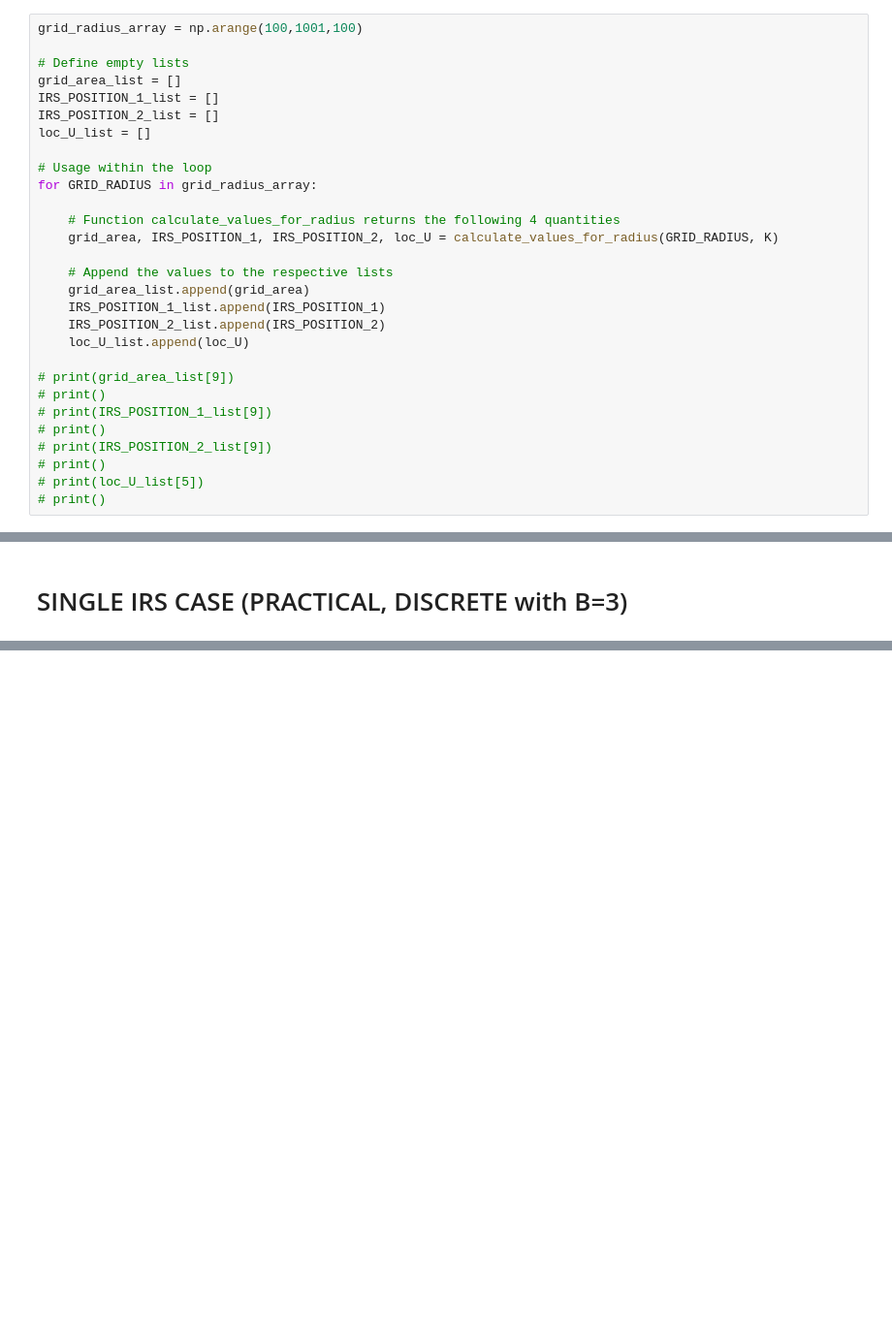
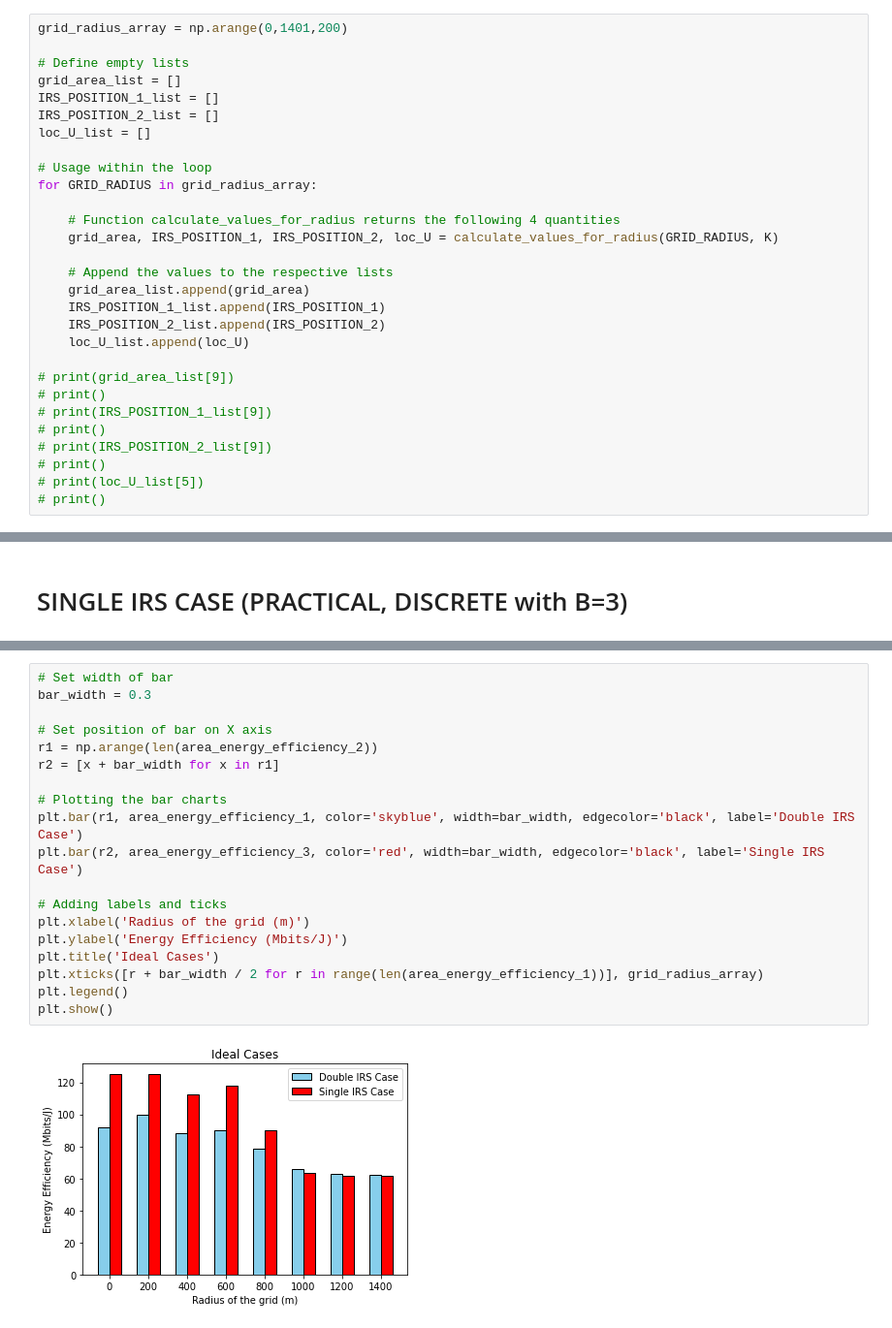
Before and after one commit to TariqUmar/SISO_Network_Implementation, a Jupyter notebook: AEE_radius_hist_plots.ipynb, the cells around one changed output, grey strips where cells are left out. Shown at 97% size. Saved outputs shown, nothing was run; the diff lists cells and outputs as text; blank space fills up the shorter version.

```diff
--- a/AEE_radius_hist_plots.ipynb
+++ b/AEE_radius_hist_plots.ipynb
@@ -149,7 +149,7 @@ h_rk2_ns_values = [h_rk2_3d[s][:, :Ns] for s in range(NUM_SIMULATIONS)]  # Shape
 h_rk1_h_ns_values = [h_rk1_h_3d[s][:, :Ns] for s in range(NUM_SIMULATIONS)]  # Shape: (NUM_SIMULATIONS, K, Ns)
 h_rk2_h_ns_values = [h_rk2_h_3d[s][:, :Ns] for s in range(NUM_SIMULATIONS)]  # Shape: (NUM_SIMULATIONS, K, Ns)
 # %%
-grid_radius_array = np.arange(100,1001,100)
+grid_radius_array = np.arange(0,1401,200)
 
 # Define empty lists
 grid_area_list = []
@@ -697,3 +705,24 @@ plt.show()
+# %%
+# Set width of bar
+bar_width = 0.3
+
+# Set position of bar on X axis
+r1 = np.arange(len(area_energy_efficiency_2))
+r2 = [x + bar_width for x in r1]
+
+# Plotting the bar charts
+plt.bar(r1, area_energy_efficiency_1, color='skyblue', width=bar_width, edgecolor='black', label='Double IRS Case')
+plt.bar(r2, area_energy_efficiency_3, color='red', width=bar_width, edgecolor='black', label='Single IRS Case')
+
+# Adding labels and ticks
+plt.xlabel('Radius of the grid (m)')
+plt.ylabel('Energy Efficiency (Mbits/J)')
+plt.title('Ideal Cases')
+plt.xticks([r + bar_width / 2 for r in range(len(area_energy_efficiency_1))], grid_radius_array)
+plt.legend()
+plt.show()
+# %% [output]
+[figure, added]
 # %%
 # Set width of bar
 bar_width = 0.3
```
Also changed, not shown: parts of 8 cells of this notebook, 1 other file.
